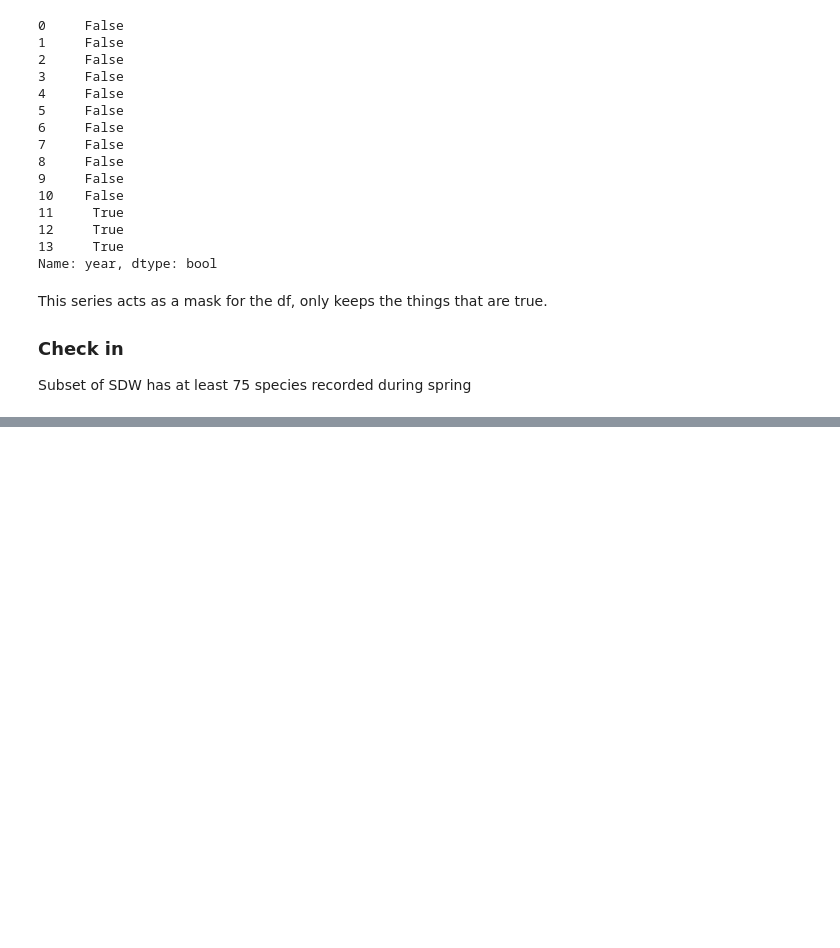
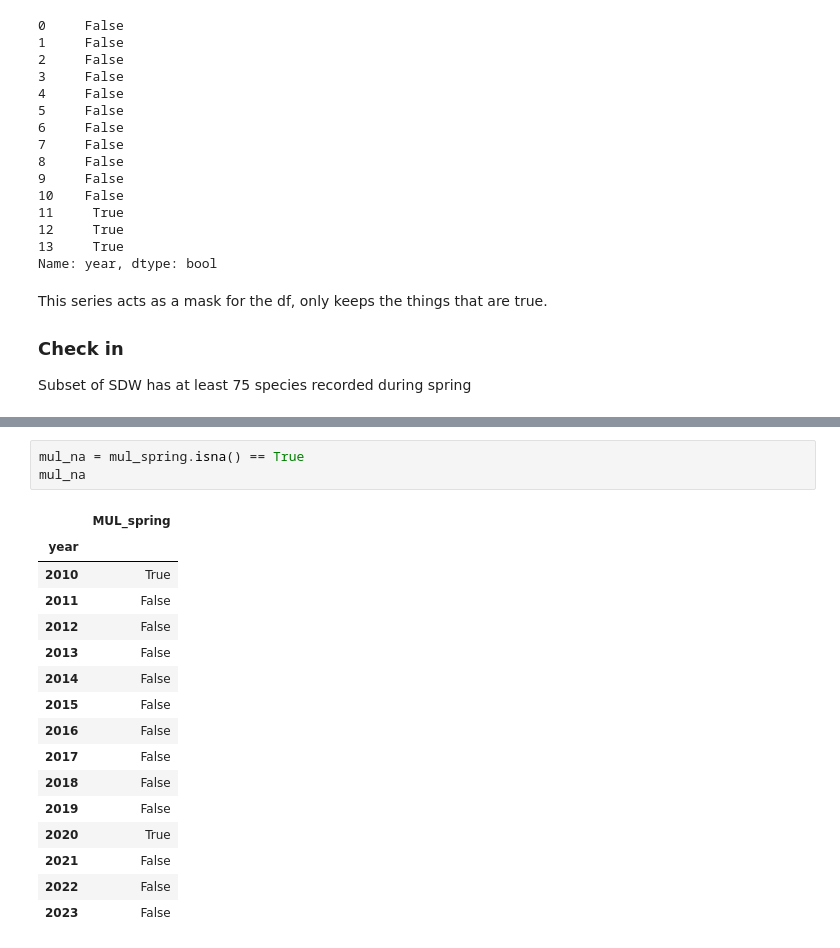
Before and after one commit to haylee360/eds220-2024-in-class, a Jupyter notebook: week2-dataframe-subsetting.ipynb, the cells around one changed output, grey strips where cells are left out. Saved outputs shown, nothing was run; the diff lists cells and outputs as text; blank space fills up the shorter version.

```diff
--- a/week2-dataframe-subsetting.ipynb
+++ b/week2-dataframe-subsetting.ipynb
@@ -259,0 +292,20 @@ sdw_spring
+# %%
+mul_na = mul_spring.isna() == True
+mul_na
+# %% [output]
+|  | MUL_spring |
+| year |  |
+| 2010 | True |
+| 2011 | False |
+| 2012 | False |
+| 2013 | False |
+| 2014 | False |
+| 2015 | False |
+| 2016 | False |
+| 2017 | False |
+| 2018 | False |
+| 2019 | False |
+| 2020 | True |
+| 2021 | False |
+| 2022 | False |
+| 2023 | False |
```
Also changed, not shown: parts of 5 cells of this notebook, 1 other file.
